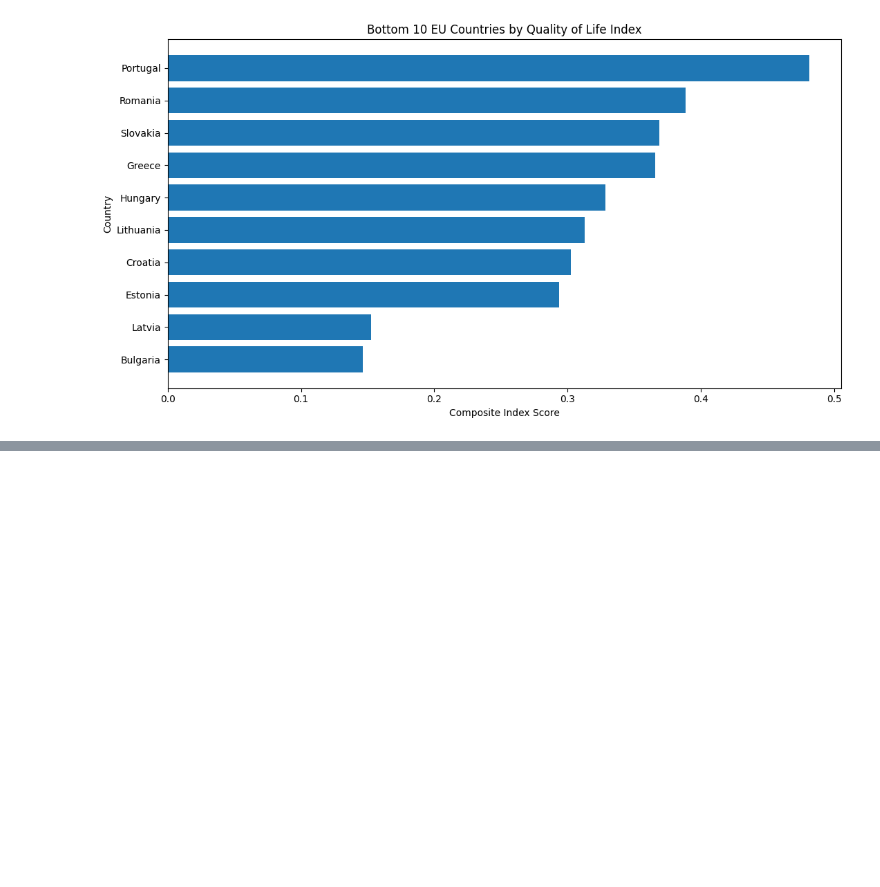
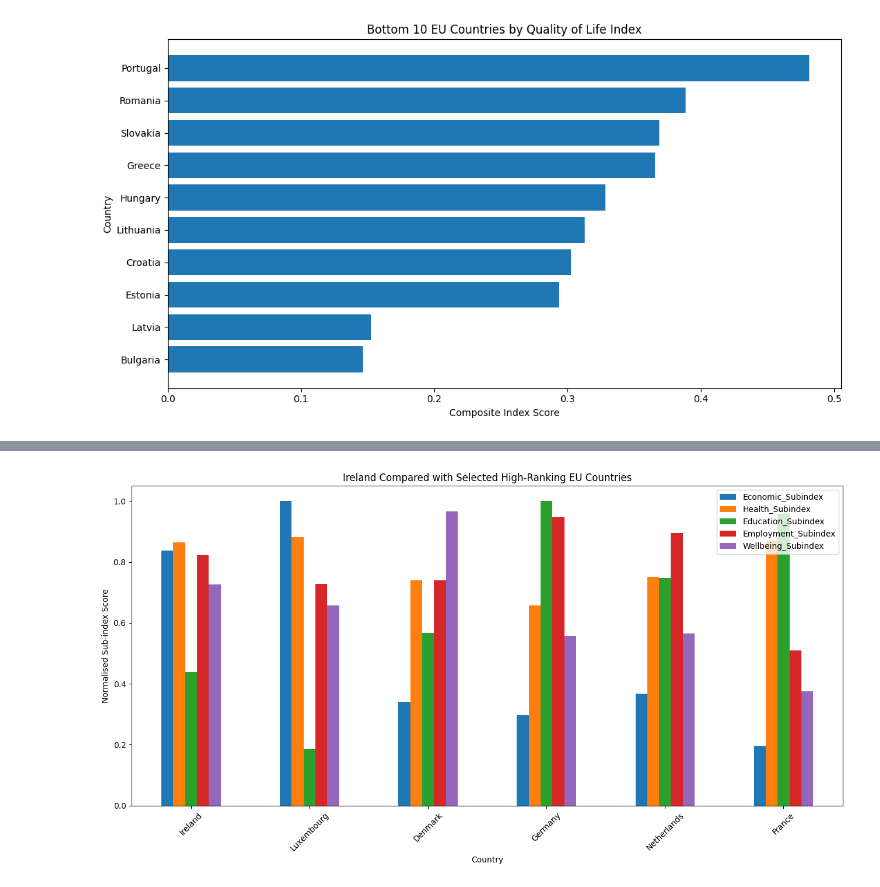
Before and after one commit to MohamedAshik14-blip/DAV-CA1, a Jupyter notebook: code/EU Quality of Life Index_Notebook.ipynb, the cells around one changed output, grey strips where cells are left out. Cells and saved outputs as stored; diff of their text form; code cells hidden in the pictures; blank space fills up the shorter version.

```diff
--- a/code/EU Quality of Life Index_Notebook.ipynb
+++ b/code/EU Quality of Life Index_Notebook.ipynb
@@ -545,0 +554,17 @@ plt.show()
+# %%
+
+comparison_countries = ["Ireland", "Luxembourg", "Germany", "Denmark", "France", "Netherlands"]
+comparison = df_index[df_index["Country"].isin(comparison_countries)].copy()
+comparison = comparison.set_index("Country")[SUBINDICES]
+
+comparison.plot(kind="bar", figsize=(13, 7))
+plt.title("Ireland Compared with Selected High-Ranking EU Countries")
+plt.ylabel("Normalised Sub-index Score")
+plt.xlabel("Country")
+plt.xticks(rotation=45)
+plt.legend(loc="upper right")
+plt.tight_layout()
+plt.savefig(CHARTS_DIR / "ireland_subindex_comparison.png", dpi=200)
+plt.show()
+# %% [output]
+[figure, added]
```
Also changed, not shown: parts of 3 cells of this notebook, 2 other files.
